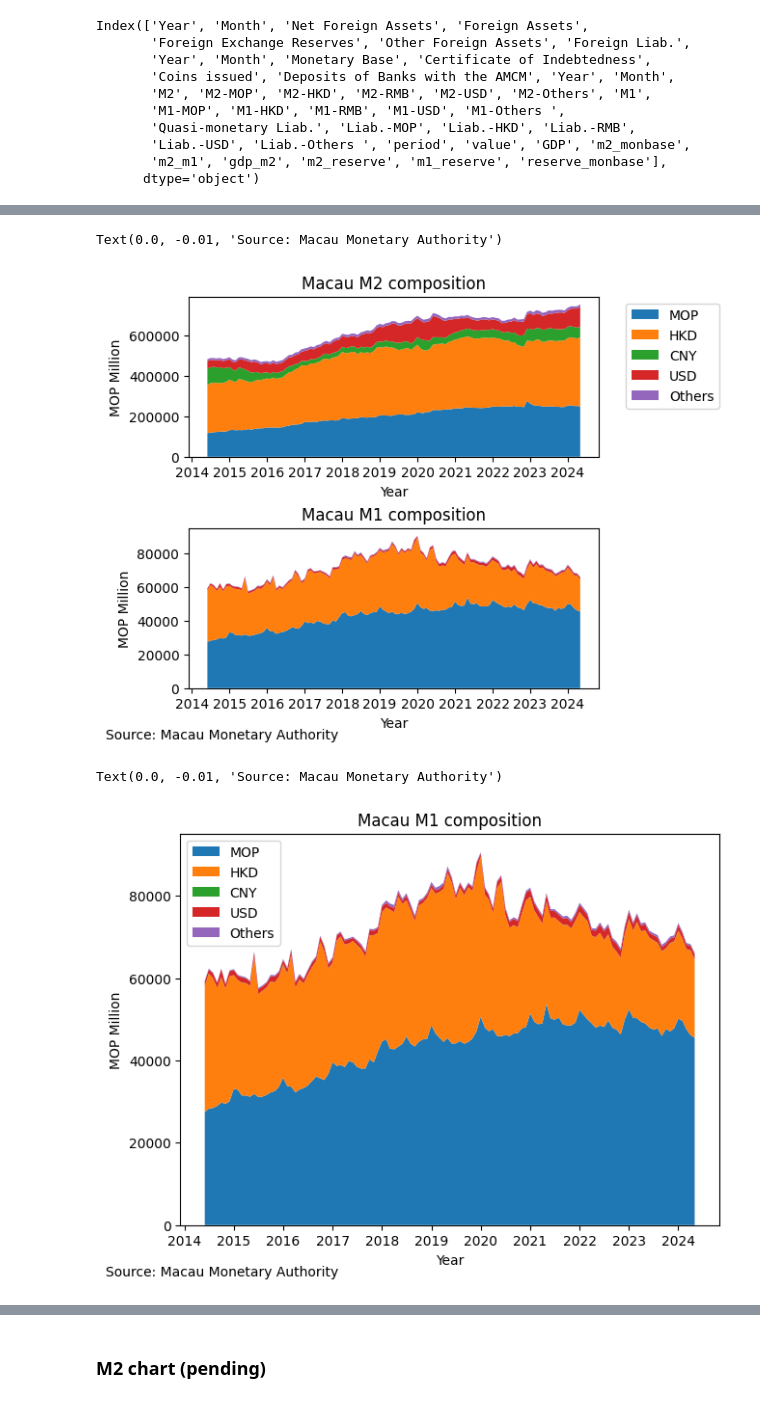
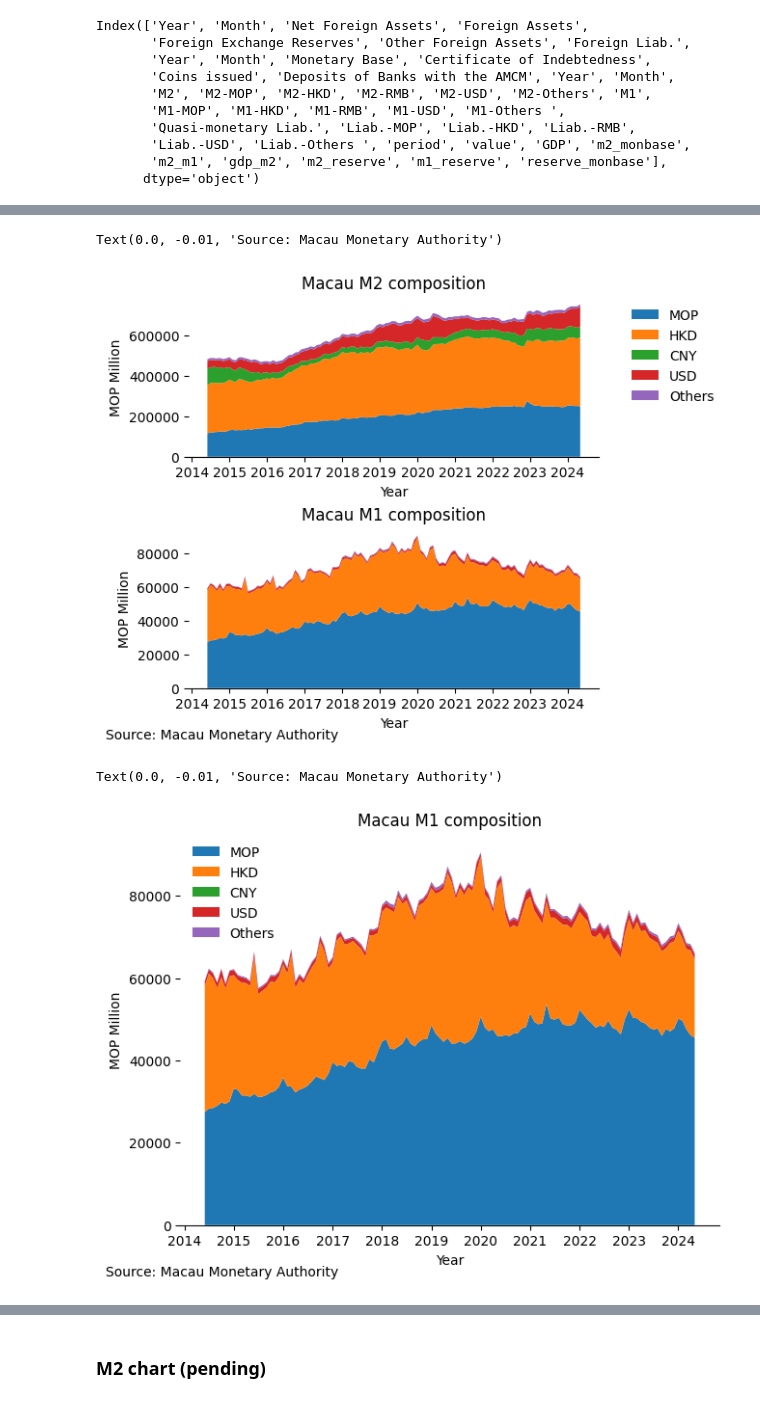
Before and after one commit to mogcai/BCPLP, a Jupyter notebook: Macau.ipynb, the cells around one changed output, grey strips where cells are left out. Cells and saved outputs as stored; diff of their text form; code cells hidden in the pictures.

```diff
--- a/Macau.ipynb
+++ b/Macau.ipynb
@@ -274,7 +279,7 @@ axs[0].stackplot(df.index[-120:], df['M2-MOP'][-120:], df['M2-HKD'][-120:], df['
 axs[0].set_title('Macau M2 composition')
 axs[0].set_xlabel('Year')
 axs[0].set_ylabel('MOP Million')
-axs[0].legend(bbox_to_anchor=(1.05, 1), loc='upper left')
+axs[0].legend(bbox_to_anchor=(1.05, 1), loc='upper left', frameon=False)
 
 axs[1].stackplot(df.index[-120:], df['M1-MOP'][-120:], df['M1-HKD'][-120:], df['M1-RMB'][-120:],
               df['M1-USD'][-120:], df['M1-Others '][-120:], labels=['MOP', 'HKD', 'CNY', 'USD', 'Others'])
@@ -283,23 +288,35 @@ axs[1].set_xlabel('Year')
 axs[1].set_ylabel('MOP Million')
 # axs[1].legend()
 
+# Hide the all but the bottom spines (axis lines)
+for ax in axs:
+    ax.spines["right"].set_visible(False)
+    ax.spines["left"].set_visible(False)
+    ax.spines["top"].set_visible(False)
+
 fig.text(0.0, -0.01, 'Source: Macau Monetary Authority')
 # %% [output]
 Text(0.0, -0.01, 'Source: Macau Monetary Authority')
-[figure, old version]
+[figure, new version]
 # %%
 fig, ax = plt.subplots(1, 1, layout='constrained')
 
 ax.stackplot(df.index[-120:], df['M1-MOP'][-120:], df['M1-HKD'][-120:], df['M1-RMB'][-120:],
               df['M1-USD'][-120:], df['M1-Others '][-120:], labels=['MOP', 'HKD', 'CNY', 'USD', 'Others'])
 ax.set_title('Macau M1 composition')
 ax.set_xlabel('Year')
 ax.set_ylabel('MOP Million')
-ax.legend()
+ax.legend(frameon=False)
+
+# Hide the all but the bottom spines (axis lines)
+ax.spines["right"].set_visible(False)
+ax.spines["left"].set_visible(False)
+ax.spines["top"].set_visible(False)
+
 fig.text(0.0, -0.01, 'Source: Macau Monetary Authority')
 # %% [output]
 Text(0.0, -0.01, 'Source: Macau Monetary Authority')
-[figure, old version]
+[figure, new version]
 # %%
 # df['M1'].plot()
 df.columns
```
Also changed, not shown: parts of 4 cells of this notebook.
